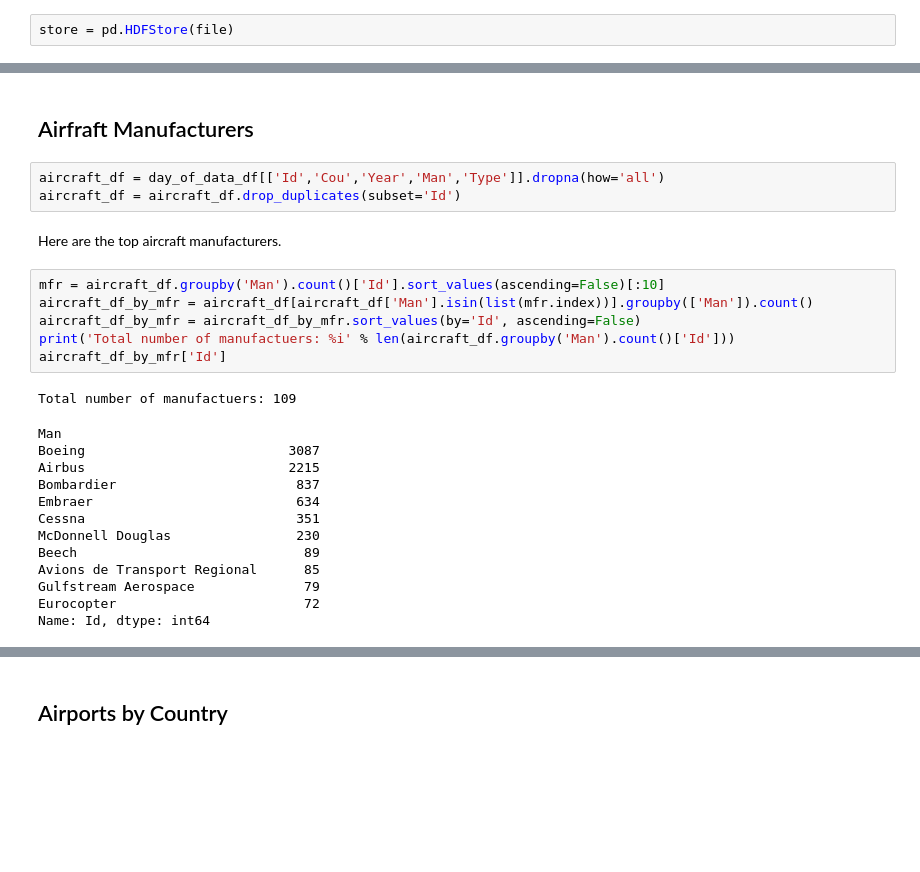
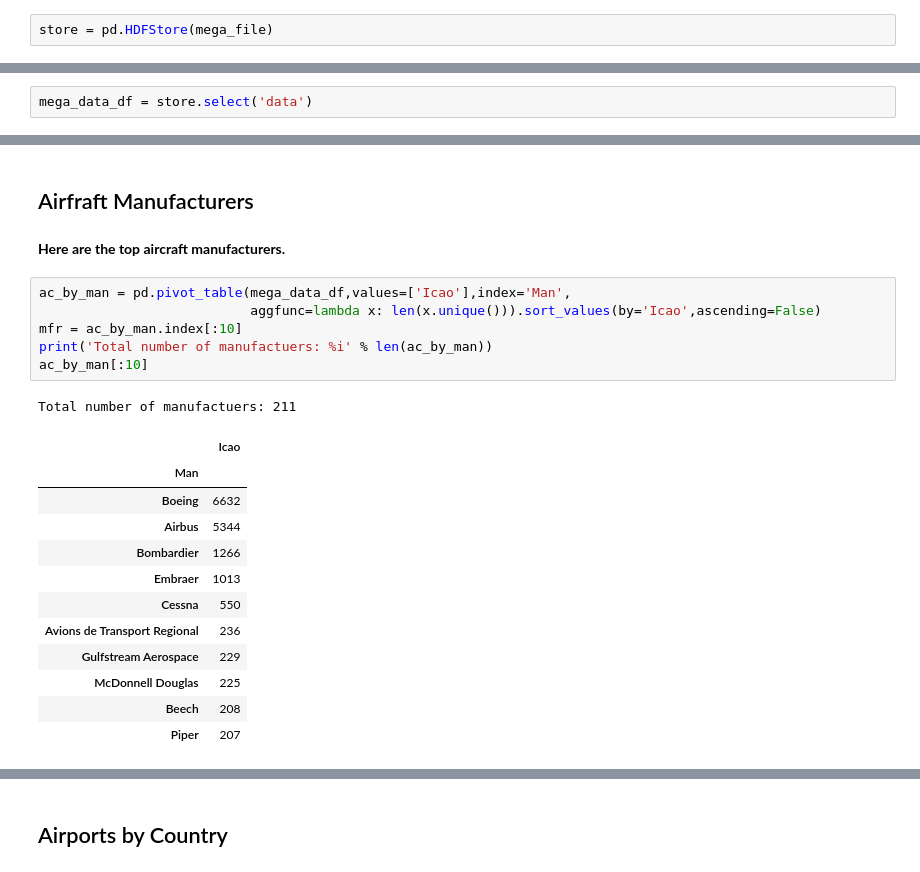
Before and after one commit to slstarnes/adsb-exploration-jupyter-2017, a Jupyter notebook: notebooks/Initial Data Exploration.ipynb, the cells around one changed output, grey strips where cells are left out. Drawn from its saved outputs; the diff is of its cells as text; blank space fills up the shorter version.

```diff
--- a/notebooks/Initial Data Exploration.ipynb
+++ b/notebooks/Initial Data Exploration.ipynb
@@ -27,5 +30,5 @@ file = r'/Users/lukestarnes/ADSB/h5/2017-01-01.h5'
 # %%
-store = pd.HDFStore(file)
+store = pd.HDFStore(mega_file)
 # %%
 store
 # %% [output]
@@ -43,0 +49,2 @@ day_of_data_df = store.select('data',start=0, stop=200000)
+# %%
+mega_data_df = store.select('data')
@@ -86,28 +78,25 @@ pd.pivot_table(day_of_data_df,values=['Id','Man'],index='Cou',
 # %% [markdown]
 ## Airfraft Manufacturers
-# %%
-aircraft_df = day_of_data_df[['Id','Cou','Year','Man','Type']].dropna(how='all')
-aircraft_df = aircraft_df.drop_duplicates(subset='Id')
 # %% [markdown]
-Here are the top aircraft manufacturers.
+**Here are the top aircraft manufacturers.**
-# %%
-mfr = aircraft_df.groupby('Man').count()['Id'].sort_values(ascending=False)[:10]
-aircraft_df_by_mfr = aircraft_df[aircraft_df['Man'].isin(list(mfr.index))].groupby(['Man']).count()
-aircraft_df_by_mfr = aircraft_df_by_mfr.sort_values(by='Id', ascending=False)
-print('Total number of manufactuers: %i' % len(aircraft_df.groupby('Man').count()['Id']))
-aircraft_df_by_mfr['Id']
-# %% [output]
-Total number of manufactuers: 109
-Man
-Boeing                          3087
-Airbus                          2215
-Bombardier                       837
-Embraer                          634
-Cessna                           351
-McDonnell Douglas                230
-Beech                             89
-Avions de Transport Regional      85
-Gulfstream Aerospace              79
-Eurocopter                        72
-Name: Id, dtype: int64
+# %%
+ac_by_man = pd.pivot_table(mega_data_df,values=['Icao'],index='Man',
+                           aggfunc=lambda x: len(x.unique())).sort_values(by='Icao',ascending=False)
+mfr = ac_by_man.index[:10]
+print('Total number of manufactuers: %i' % len(ac_by_man))
+ac_by_man[:10]
+# %% [output]
+Total number of manufactuers: 211
+|  | Icao |
+| Man |  |
+| Boeing | 6632 |
+| Airbus | 5344 |
+| Bombardier | 1266 |
+| Embraer | 1013 |
+| Cessna | 550 |
+| Avions de Transport Regional | 236 |
+| Gulfstream Aerospace | 229 |
+| McDonnell Douglas | 225 |
+| Beech | 208 |
+| Piper | 207 |
 # %%
```
Also changed, not shown: parts of 35 cells of this notebook, 1 other file.
